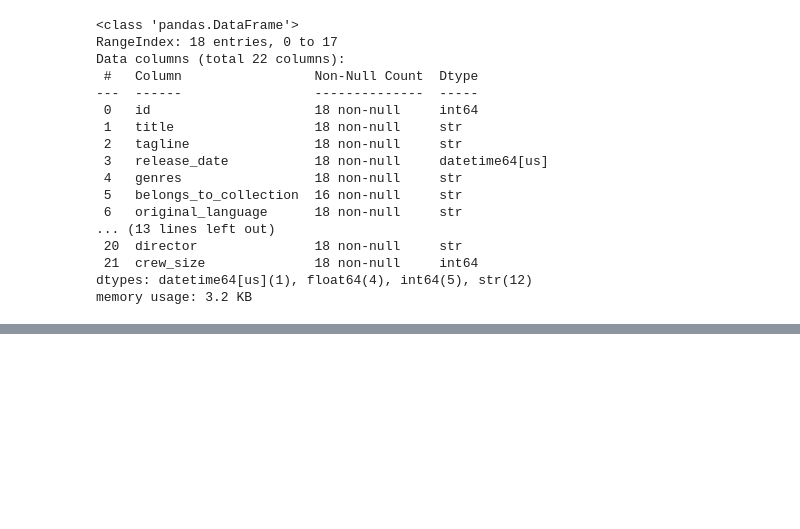
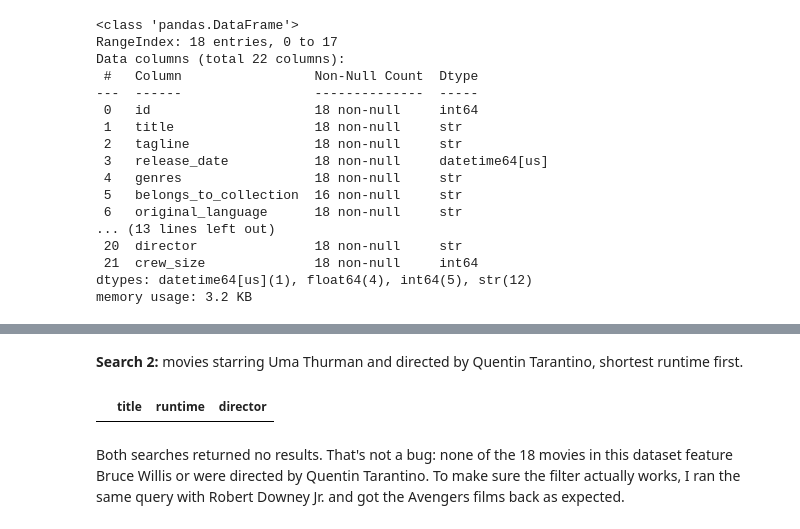
Before and after one commit to CasualLev/tmdb-movalyzer, a Jupyter notebook: notebooks/tmdb_analysis.ipynb, the cells around one changed output, grey strips where cells are left out. Cells and saved outputs as stored; diff of their text form; code cells hidden in the pictures; blank space fills up the shorter version.

```diff
--- a/notebooks/tmdb_analysis.ipynb
+++ b/notebooks/tmdb_analysis.ipynb
@@ -530,0 +687,13 @@ df.to_csv(PROCESSED_DIR / "movies_clean.csv", index=False)
+# %% [markdown]
+**Search 2:** movies starring Uma Thurman and directed by Quentin Tarantino, shortest runtime first.
+# %%
+search_2 = df[
+    has_all(df["cast"], ["Rober Downey Jr."])
+    & has_all(df["director"], ["Joe Russo"])
+].sort_values("runtime", ascending=True)
+
+search_2[["title", "runtime", "director"]]
+# %% [output]
+|  | title | runtime | director |
+# %% [markdown]
+Both searches returned no results. That's not a bug: none of the 18 movies in this dataset feature Bruce Willis or were directed by Quentin Tarantino. To make sure the filter actually works, I ran the same query with Robert Downey Jr. and got the Avengers films back as expected.
```
Also changed, not shown: parts of 11 cells of this notebook.
